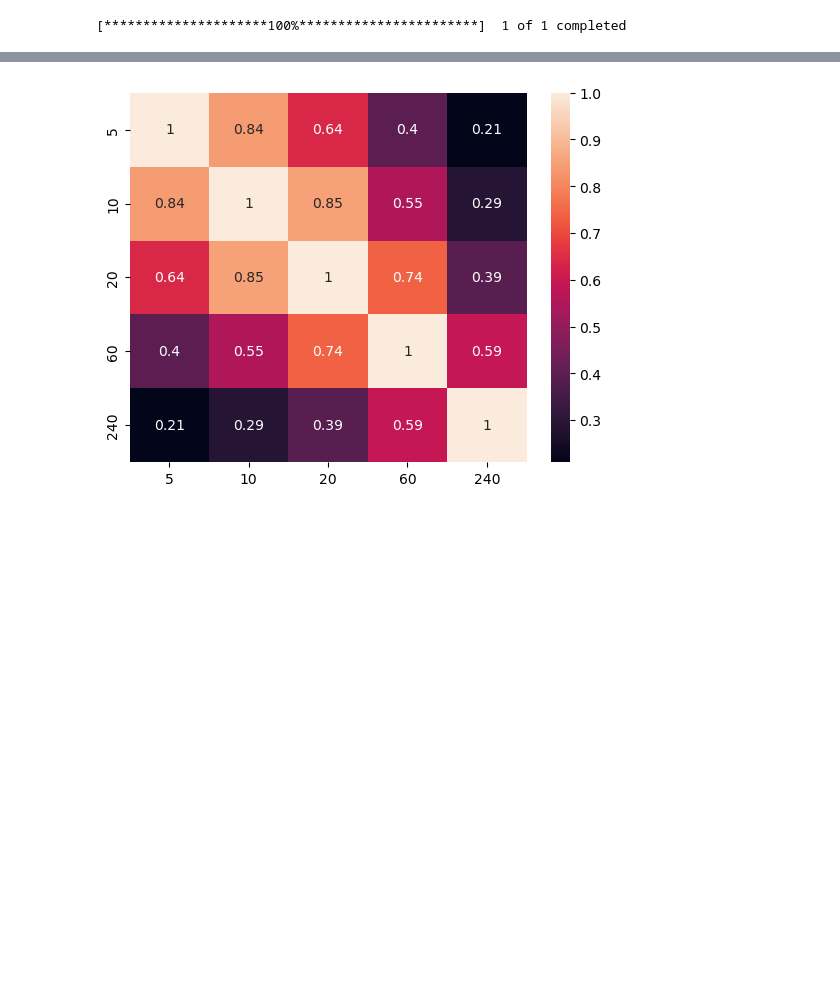
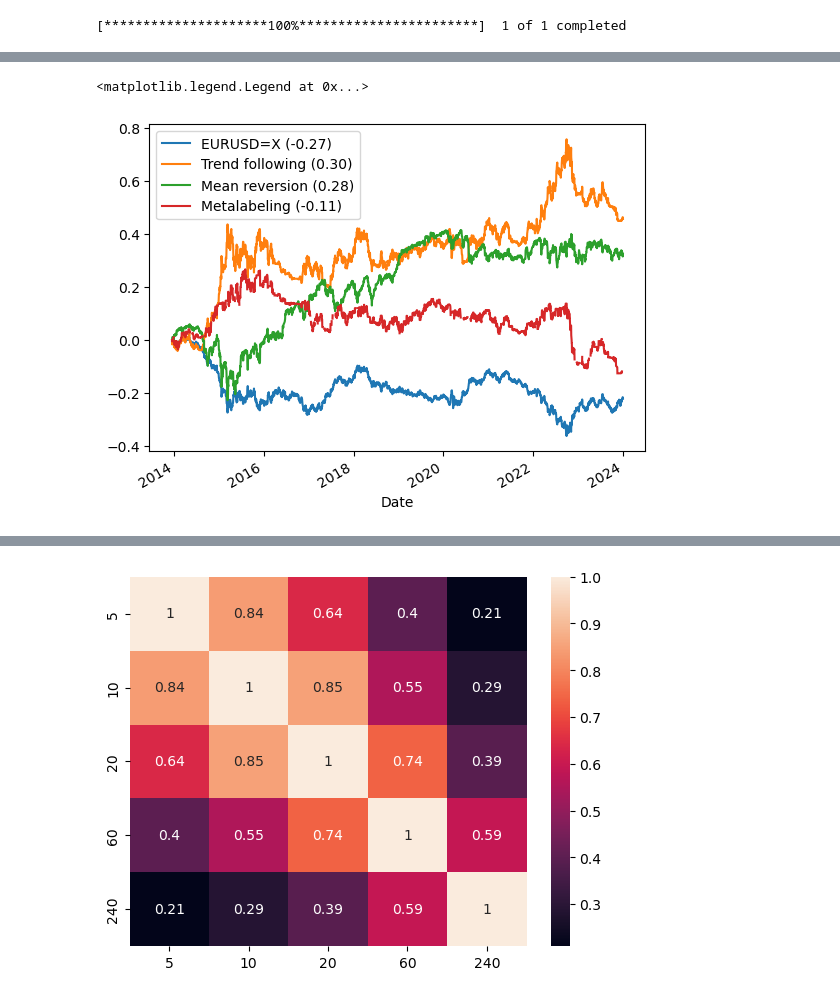
Before and after one commit to kcf1/Trading-Modules, a Jupyter notebook: test.ipynb, the cells around one changed output, grey strips where cells are left out. Cells and saved outputs as stored; diff of their text form; code cells hidden in the pictures; blank space fills up the shorter version.

```diff
--- a/test.ipynb
+++ b/test.ipynb
@@ -55,0 +69,12 @@ from ta.trend import macd_diff
+# %%
+all_index = label.index.intersection(features.index).sort_values()
+wf_dates = pd.DataFrame({'start_train':all_index,
+                         'end_train':all_index,
+                         'start_test':all_index,
+                         'end_test':all_index})
+
+wf_dates.end_train = wf_dates.end_train.shift(-252*5)
+wf_dates.start_test = wf_dates.end_train.shift(-1)
+wf_dates.end_test = wf_dates.start_test.shift(-252)
+
+wf_dates = wf_dates.dropna()[::-252][::-1].reset_index(drop=True)
@@ -55,0 +117,11 @@ from ta.trend import macd_diff
+# %%
+def switch_signal(r):
+  if r.pred == 0:
+    return 0
+  if r.pred == 1:
+    return r.tf
+  if r.pred == 2:
+    return r.mr
+
+meta_signals['meta_signal'] = meta_signals.apply(switch_signal,axis=1)
+meta_signals.dropna(inplace=True)
@@ -55,0 +134,25 @@ from ta.trend import macd_diff
+# %%
+logprc = np.log(data.Close)
+logret = logprc.diff()
+
+meta_pos = np.around(meta_signals.meta_signal*5)/5
+
+pnl = meta_pos * logret.shift(-1)
+
+start = wf_dates.start_test.iloc[0]
+end = wf_dates.end_test.iloc[-1]
+
+fig,ax = plt.subplots()
+
+logret.shift(-1).loc[start:end].cumsum().plot(ax=ax)
+tf.pnl.loc[start:end].cumsum().plot(ax=ax)
+mr.pnl.loc[start:end].cumsum().plot(ax=ax)
+pnl.loc[start:end].cumsum().plot(ax=ax)
+
+ax.legend([symbols[0]+f' ({sr(logret.shift(-1).loc[start:end]):.2f})',
+           'Trend following'+f' ({sr(tf.pnl.loc[start:end]):.2f})',
+           'Mean reversion'+f' ({sr(mr.pnl.loc[start:end]):.2f})',
+           'Metalabeling'+f' ({sr(pnl.loc[start:end]):.2f})'])
+# %% [output]
+<matplotlib.legend.Legend at 0x...>
+[figure, added]
```
Also changed, not shown: parts of 13 cells of this notebook, 1 other file.
